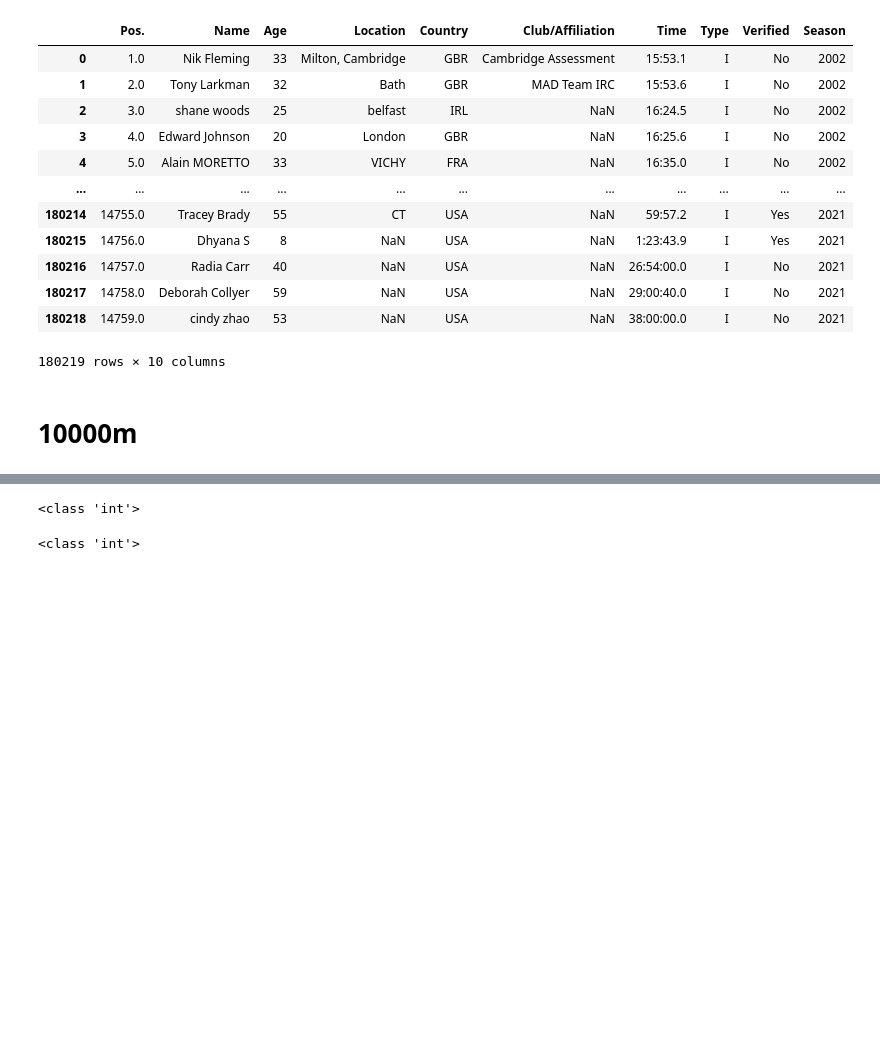
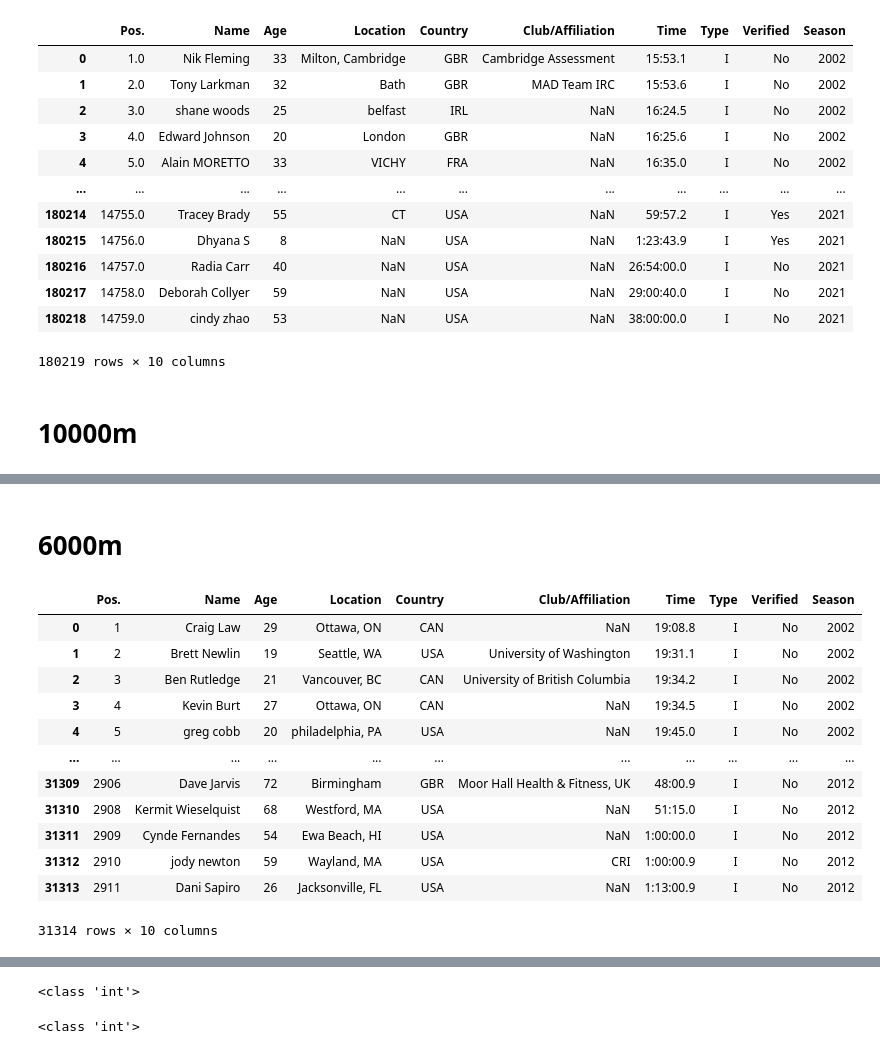
Before and after one commit to JohnShuford/FITDAT, a Jupyter notebook: Notebooks/C2_scrape.ipynb, the cells around one changed output, grey strips where cells are left out. Drawn from its saved outputs; the diff is of its cells as text; code cells hidden in the pictures; blank space fills up the shorter version.

Commit message:
10000m and 6000m csv and data

```diff
--- a/Notebooks/C2_scrape.ipynb
+++ b/Notebooks/C2_scrape.ipynb
@@ -573,0 +610,28 @@ tenk.to_csv
+# %% [markdown]
+# 6000m
+# %%
+#create the overall data frame
+sixk = pd.DataFrame()
+
+#search criteria
+season = [int(x) for x in range(2002, 2013)]
+season_end = [int(x) for x in range(2013, 2022)]
+
+#test
+test = 6000
+# %%
+sixk
+# %% [output]
+|  | Pos. | Name | Age | Location | Country | Club/Affiliation | Time | Type | Verified | Season |
+| 0 | 1 | Craig Law | 29 | Ottawa, ON | CAN | NaN | 19:08.8 | I | No | 2002 |
+| 1 | 2 | Brett Newlin | 19 | Seattle, WA | USA | University of Washington | 19:31.1 | I | No | 2002 |
+| 2 | 3 | Ben Rutledge | 21 | Vancouver, BC | CAN | University of British Columbia | 19:34.2 | I | No | 2002 |
+| 3 | 4 | Kevin Burt | 27 | Ottawa, ON | CAN | NaN | 19:34.5 | I | No | 2002 |
+| 4 | 5 | greg cobb | 20 | philadelphia, PA | USA | NaN | 19:45.0 | I | No | 2002 |
+| ... | ... | ... | ... | ... | ... | ... | ... | ... | ... | ... |
+| 31309 | 2906 | Dave Jarvis | 72 | Birmingham | GBR | Moor Hall Health & Fitness, UK | 48:00.9 | I | No | 2012 |
+| 31310 | 2908 | Kermit Wieselquist | 68 | Westford, MA | USA | NaN | 51:15.0 | I | No | 2012 |
+| 31311 | 2909 | Cynde Fernandes | 54 | Ewa Beach, HI | USA | NaN | 1:00:00.0 | I | No | 2012 |
+| 31312 | 2910 | jody newton | 59 | Wayland, MA | USA | CRI | 1:00:00.9 | I | No | 2012 |
+| 31313 | 2911 | Dani Sapiro | 26 | Jacksonville, FL | USA | NaN | 1:13:00.9 | I | No | 2012 |
+31314 rows × 10 columns
```
Also changed, not shown: parts of 16 cells of this notebook, 2 other files.
